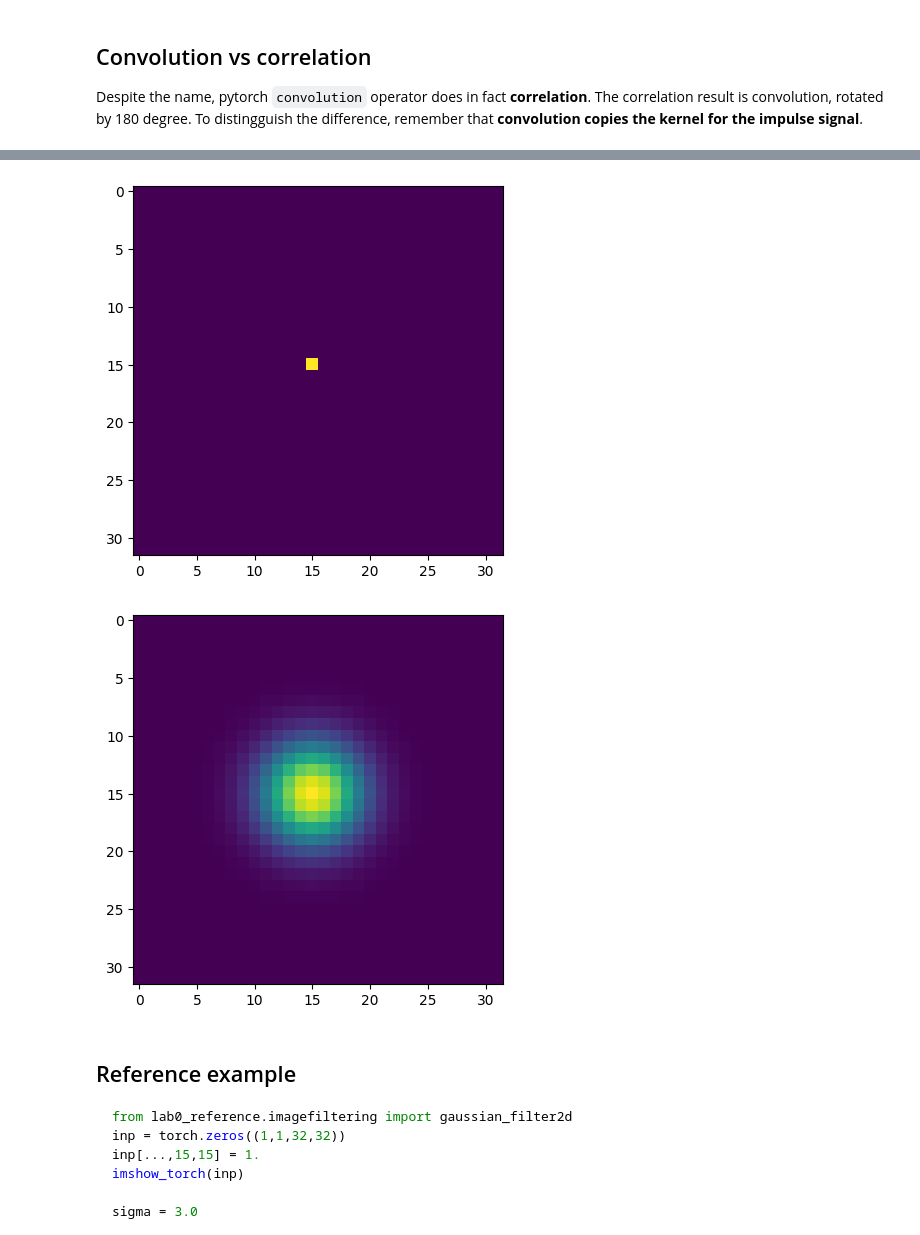
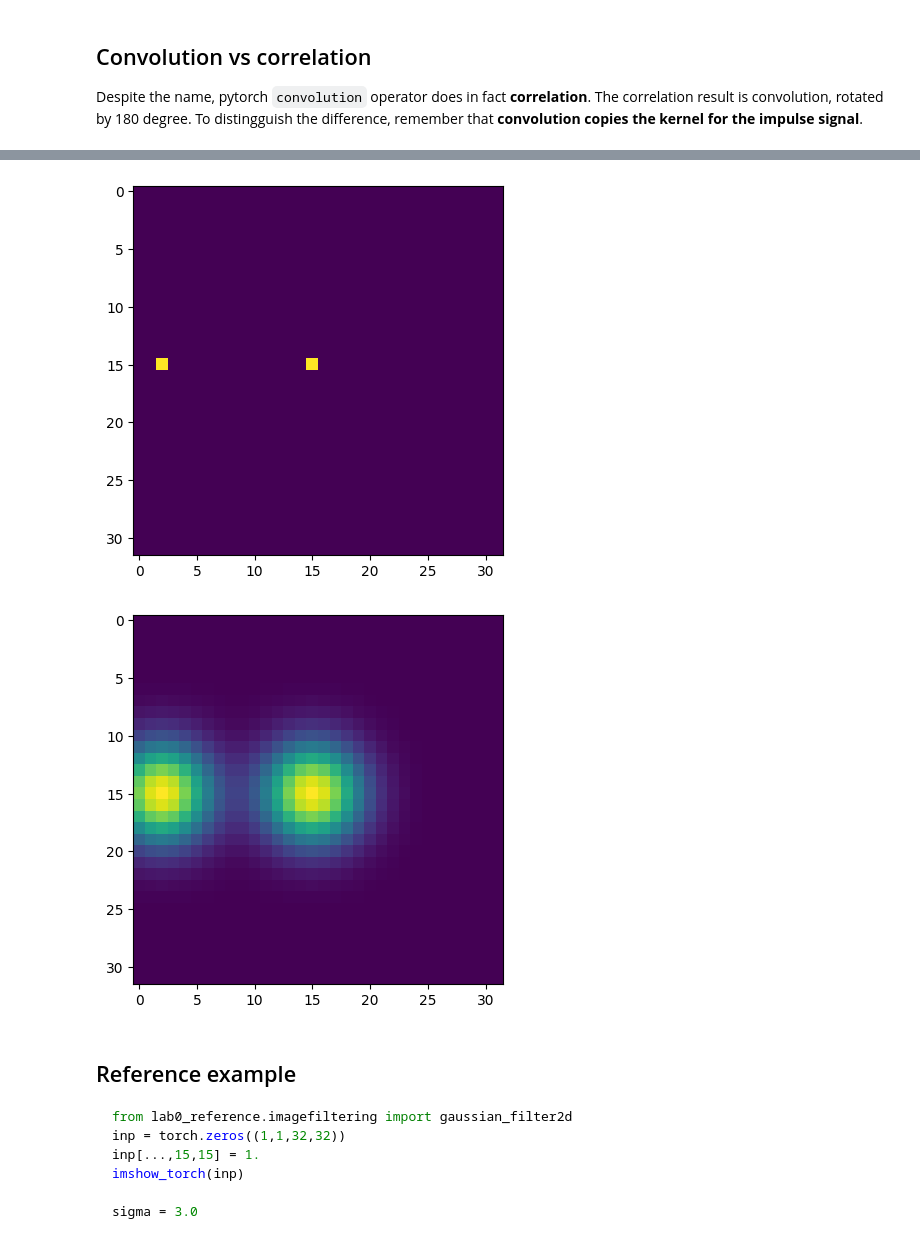
Before and after one commit to adurymanov/mpv-python, a Jupyter notebook: assignment_0_3_correspondences_template/imagefiltering.ipynb, the cells around one changed output, grey strips where cells are left out. Drawn from its saved outputs; the diff is of its cells as text; code cells hidden in the pictures.

```diff
--- a/assignment_0_3_correspondences_template/imagefiltering.ipynb
+++ b/assignment_0_3_correspondences_template/imagefiltering.ipynb
@@ -153,16 +110,16 @@ imshow_torch(out)
 # %%
 from imagefiltering import gaussian_filter2d
 inp = torch.zeros((1,1,32,32))
 inp[...,15,15] = 1.
-# inp[...,15,2] = 1.
+inp[...,15,2] = 1.
 imshow_torch(inp)
 
 sigma = 3.0
 out = gaussian_filter2d(inp, sigma)
 imshow_torch(out)
 # %% [output]
-[figure, old version]
+[figure, new version]
-[figure, old version]
+[figure, new version]
 # %% [markdown]
 ## Reference example
 
```
Also changed, not shown: parts of 4 cells of this notebook, 3 other files.
